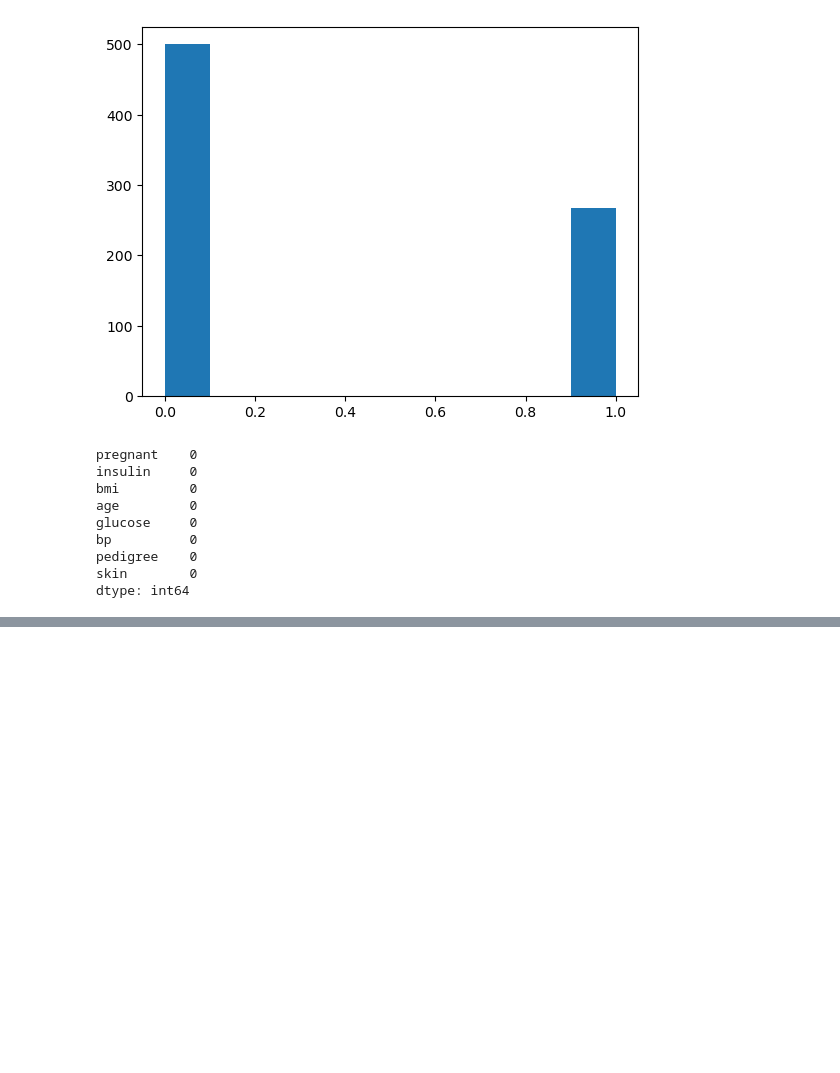
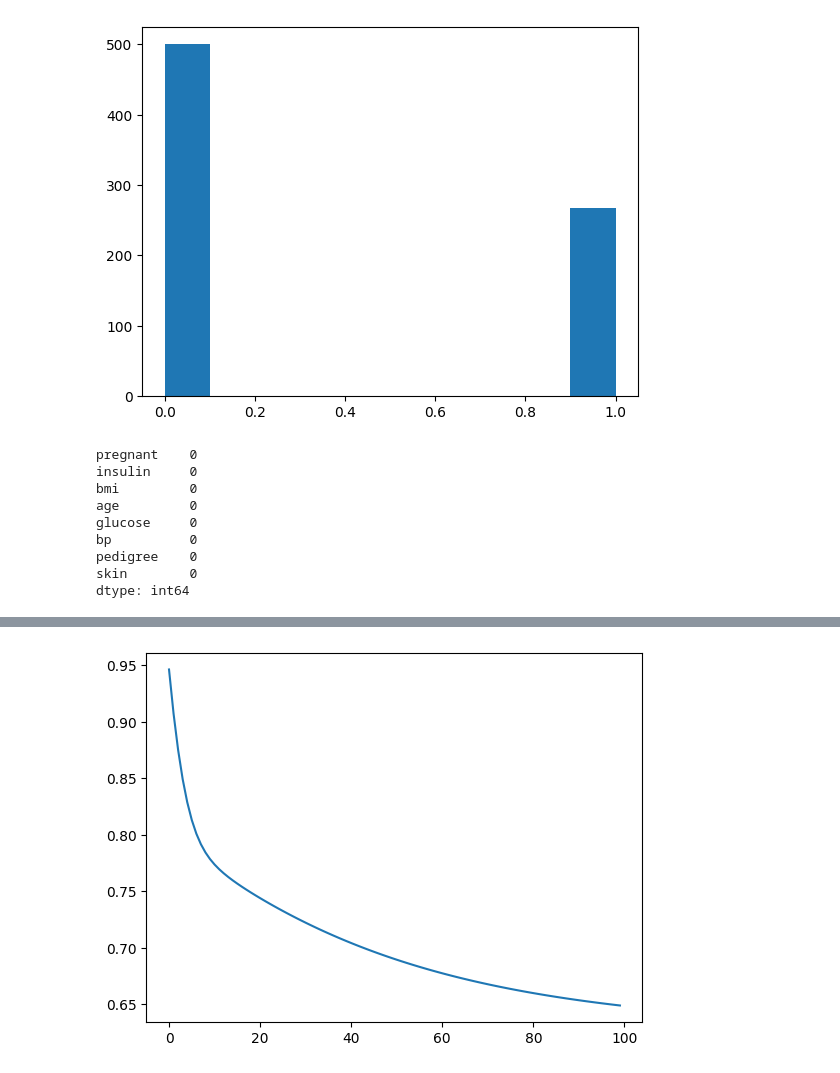
Before and after one commit to srikary12/deeplearning.info, a Jupyter notebook: Workbooks/logisticRegression.ipynb, the cells around one changed output, grey strips where cells are left out. Drawn from its saved outputs; the diff is of its cells as text; code cells hidden in the pictures; blank space fills up the shorter version.

Commit message:
add logistic regression

```diff
--- a/Workbooks/logisticRegression.ipynb
+++ b/Workbooks/logisticRegression.ipynb
@@ -120,10 +122,10 @@ feature_cols = feature_cols = ['pregnant', 'insulin', 'bmi', 'age','glucose','bp
 # %%
 class LogisticRegression:
     def __init__(self):
-        self.w = np.zeros(len(feature_cols))
-        self.b = 0.4
+        self.w = np.random.randn(len(feature_cols)) * 0.01
+        self.b = 0.1
 
-    def _sigmod(z):
+    def _sigmod(self, z):
         return 1/(1 + np.exp(-z))
 
     def forward(self, X):
@@ -132,16 +134,36 @@ class LogisticRegression:
         return y_pred
 
     def loss(self, y_pred, y_expected):
-        epsilon = 1e-9 # used to aoid log 0 cases
+        epsilon = 1e-9 # used to avoid log 0 cases
         y1 = y_expected * np.log(y_pred + epsilon)
         y2 = (1-y_expected)* np.log(1-y_pred + epsilon)
         return -np.mean(y1+y2)
 
-
-    def backward(self, y, X, y_pred, lr = 0.01):
+    def backward(self, X, y_pred, y, lr = 0.0001):
         dz = y_pred - y
-        dw = (1/len(X)) * np.dot(X,dz)
+        dw = (1/len(X))*np.dot(X.T,dz)
         db = (1/len(X)) * np.sum(dz)
         self.w -= lr * dw
         self.b -= lr * db
         return
+
+    def predict(self, X):
+        threshold = .5
+        y_pred = self.forward(X)
+        y_pred = [0 if i < threshold else 1 for i in y_pred]
+        return y_pred
+# %%
+lr = LogisticRegression()
+df = pima[feature_cols]
+y = pima['label']
+# %%
+losses = []
+for i in range(100):
+    y_pred = lr.forward(df)
+    losses.append(lr.loss(y_pred, y))
+    lr.backward(df, y_pred, y)
+
+plt.plot(range(len(losses)), losses)
+plt.show()
+# %% [output]
+[figure, added]
```
Also changed, not shown: parts of 18 cells of this notebook, 11 other files.
